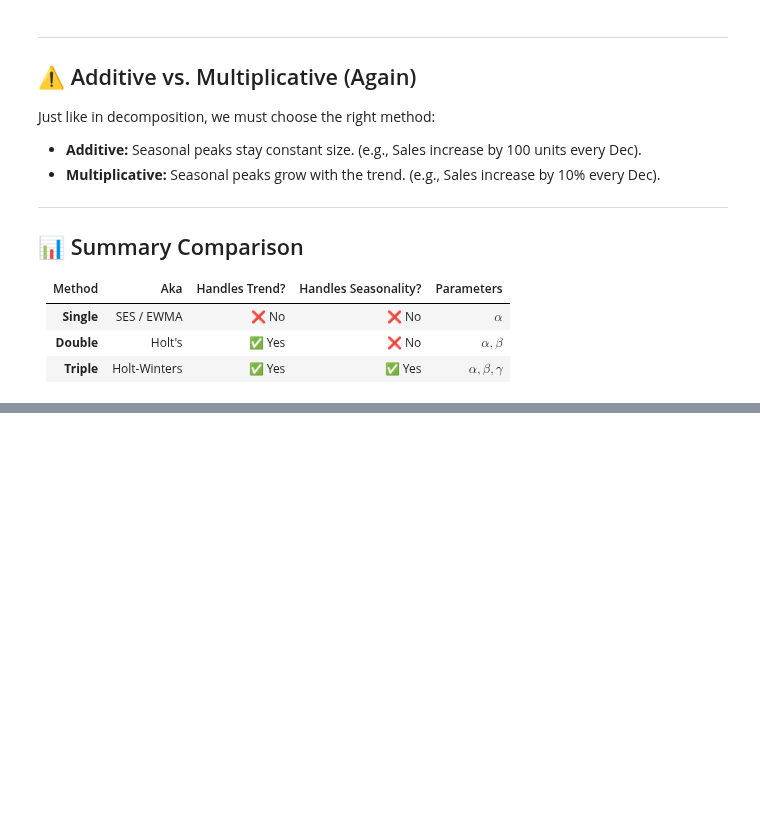
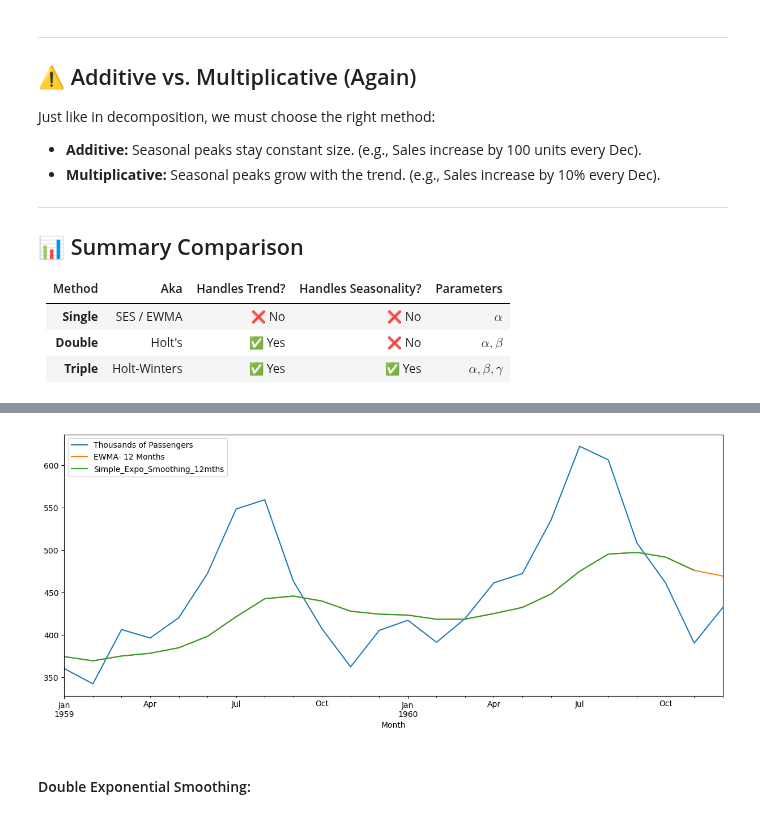
Before and after one commit to Shailya777/Learning-Logs, a Jupyter notebook: Time_Series_Analysis_and_Forecasting/08_Holt-Winters(Double & Triple Exponential Smoothing).ipynb, the cells around one changed output, grey strips where cells are left out. Saved outputs shown, nothing was run; the diff lists cells and outputs as text; code cells hidden in the pictures; blank space fills up the shorter version.

```diff
--- a/Time_Series_Analysis_and_Forecasting/08_Holt-Winters(Double & Triple Exponential Smoothing).ipynb
+++ b/Time_Series_Analysis_and_Forecasting/08_Holt-Winters(Double & Triple Exponential Smoothing).ipynb
@@ -75,0 +231,9 @@ Just like in decomposition, we must choose the right method:
+# %%
+# Zooming in on Grapg By Viewing Only Last 24 Values (Last 2 Years Values):
+
+df[-24:].plot(figsize= (15,6))
+plt.show()
+# %% [output]
+[figure, added]
+# %% [markdown]
+#### Double Exponential Smoothing:
```
Also changed, not shown: parts of 36 cells of this notebook.
